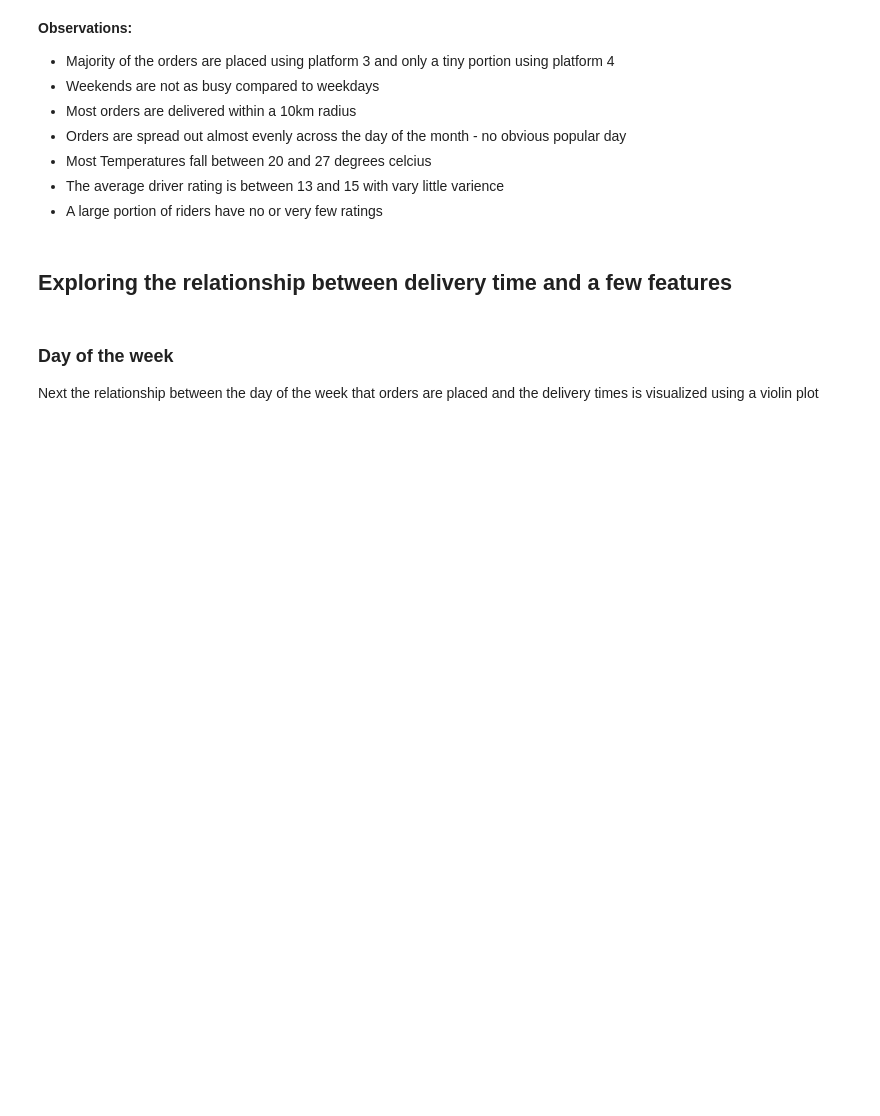
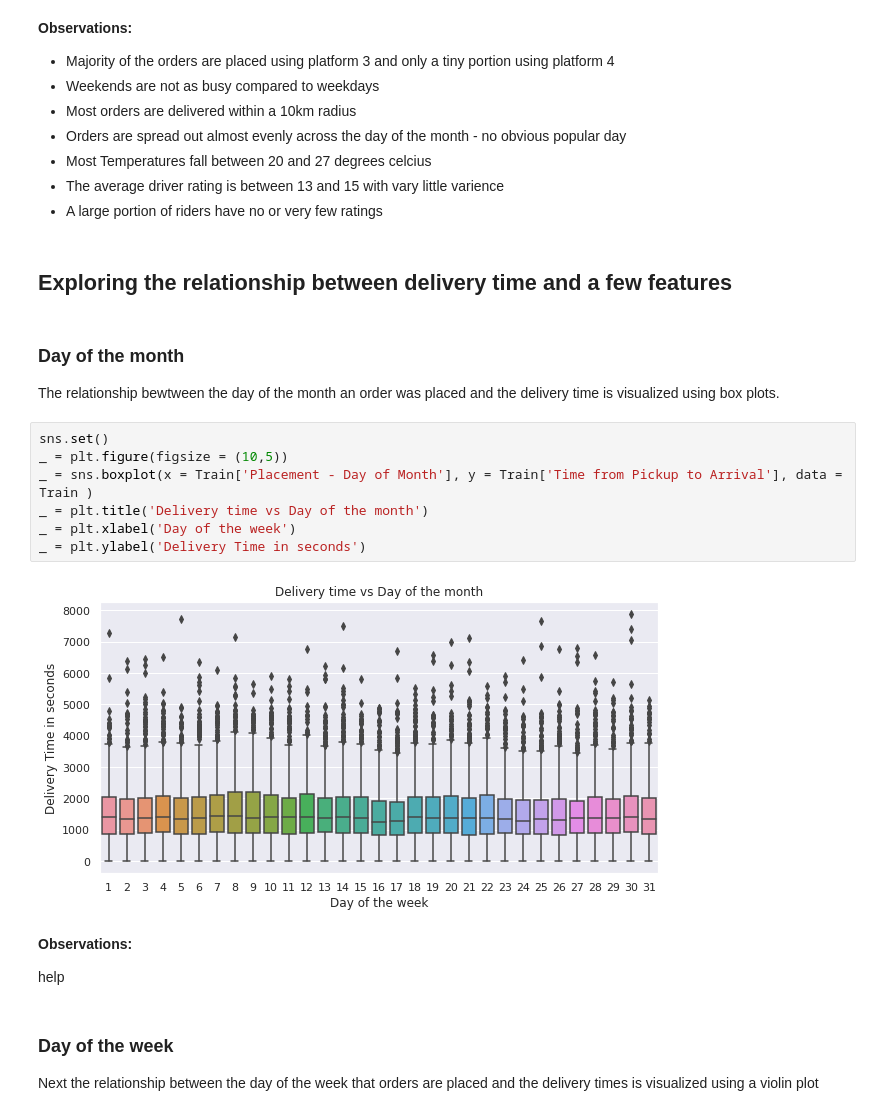
Before and after one commit to NicoleMeinie/Regression, a Jupyter notebook: Frankenstein.ipynb, the cells around one changed output. Saved outputs shown, nothing was run; the diff lists cells and outputs as text; blank space fills up the shorter version.

```diff
--- a/Frankenstein.ipynb
+++ b/Frankenstein.ipynb
@@ -200,6 +205,22 @@ plt.show()
 * A large portion of riders have no or very few ratings
 # %% [markdown]
 ## Exploring the relationship between delivery time and a few features
+# %% [markdown]
+### Day of the month
+The relationship bewtween the day of the month an order was placed and the delivery time is visualized using box plots.
+# %%
+sns.set()
+_ = plt.figure(figsize = (10,5))
+_ = sns.boxplot(x = Train['Placement - Day of Month'], y = Train['Time from Pickup to Arrival'], data = Train )
+_ = plt.title('Delivery time vs Day of the month')
+_ = plt.xlabel('Day of the week')
+_ = plt.ylabel('Delivery Time in seconds')
+# %% [output]
+[figure, added]
+# %% [markdown]
+**Observations:**
+
+help
 # %% [markdown]
 ### Day of the week
 
```
Also changed, not shown: parts of 5 cells of this notebook.
